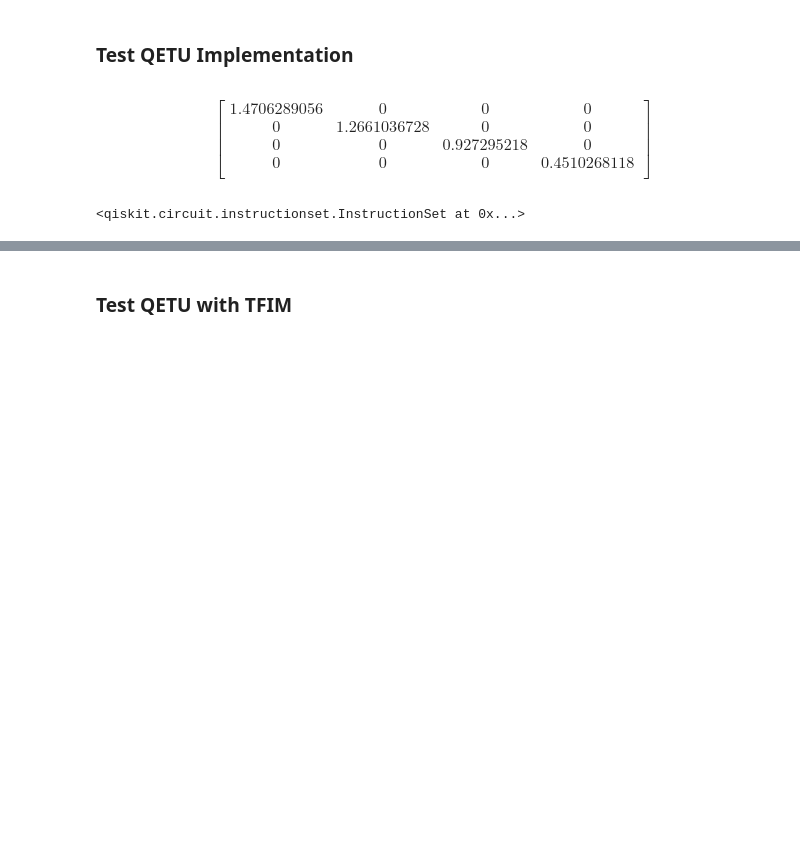
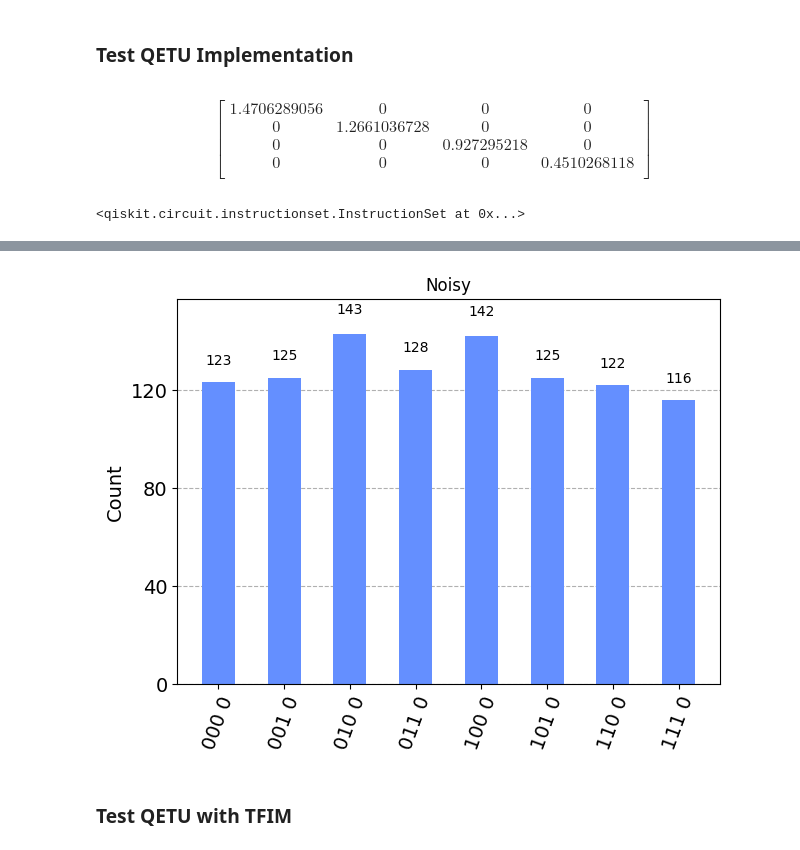
Before and after one commit to thilomueller/QETU, a Jupyter notebook: test_qetu.ipynb, the cells around one changed output, grey strips where cells are left out. Cells and saved outputs as stored; diff of their text form; code cells hidden in the pictures; blank space fills up the shorter version.

```diff
--- a/test_qetu.ipynb
+++ b/test_qetu.ipynb
@@ -188,3 +215,10 @@ Text(0, 0.5, 'U = F(cos(λ))')
+# %%
+# Noisy simulation
+sim_noisy = AerSimulator(noise_model=noise_model)
+result_noisy = sim_noisy.run(qc).result()
+plot_histogram(result_noisy.get_counts(), title="Noisy")
+# %% [output]
+[figure, added]
 # %% [markdown]
 ### Test QETU with TFIM
 # %%
```
Also changed, not shown: parts of 9 cells of this notebook, 1 other file.
